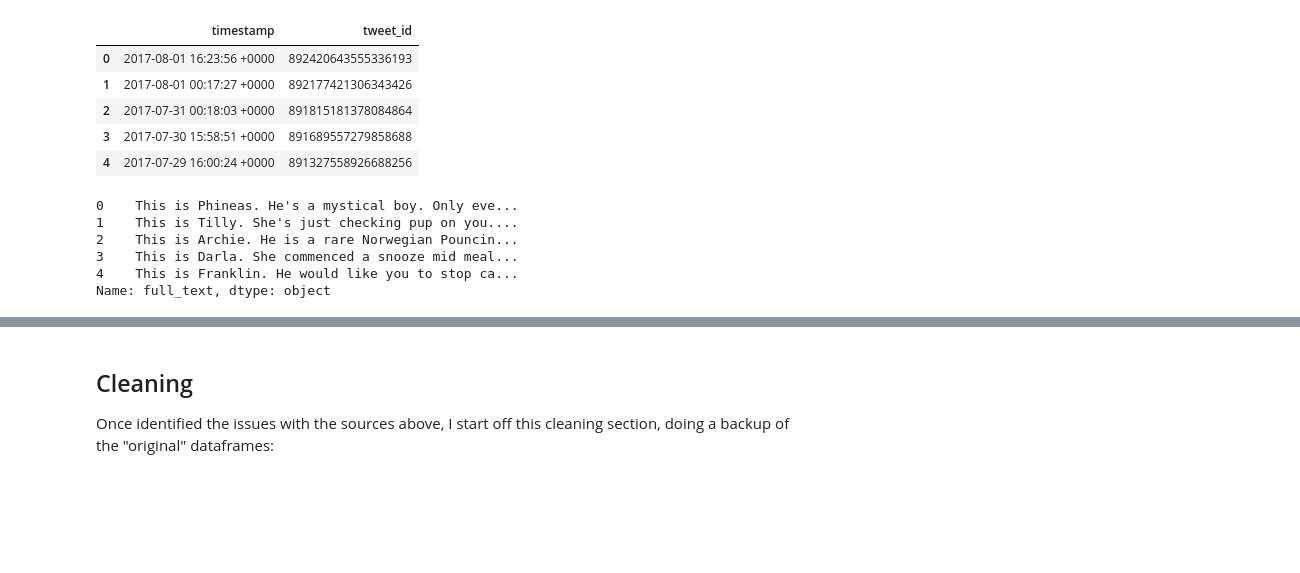
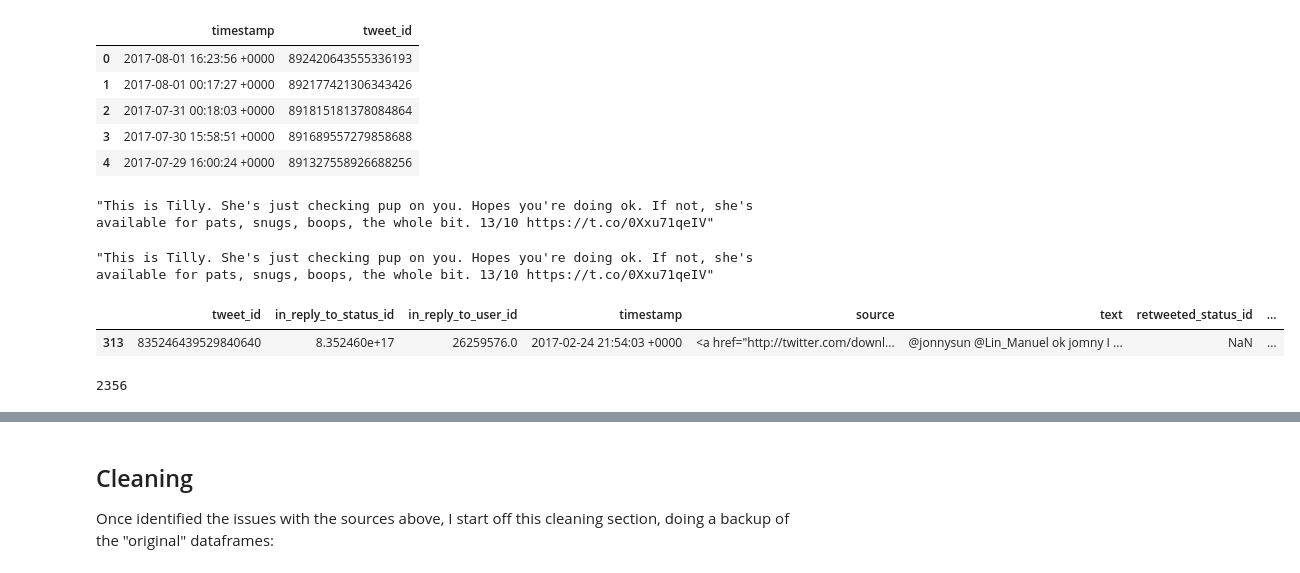
Before and after one commit to omendezmorales/Project4, a Jupyter notebook: wrangle_act.ipynb, the cells around one changed output, grey strips where cells are left out. Saved outputs shown, nothing was run; the diff lists cells and outputs as text; code cells hidden in the pictures; blank space fills up the shorter version.

```diff
--- a/wrangle_act.ipynb
+++ b/wrangle_act.ipynb
@@ -303,15 +319,20 @@ archive_df[['timestamp', 'tweet_id']].head()
 | 2 | 2017-07-31 00:18:03 +0000 | 891815181378084864 |
 | 3 | 2017-07-30 15:58:51 +0000 | 891689557279858688 |
 | 4 | 2017-07-29 16:00:24 +0000 | 891327558926688256 |
-# %%
-json_df.full_text.head()
-# %% [output]
-0    This is Phineas. He's a mystical boy. Only eve...
-1    This is Tilly. She's just checking pup on you....
-2    This is Archie. He is a rare Norwegian Pouncin...
-3    This is Darla. She commenced a snooze mid meal...
-4    This is Franklin. He would like you to stop ca...
-Name: full_text, dtype: object
+# %%
+display(archive_df.text[1], json_df.full_text[1])
+# %% [output]
+"This is Tilly. She's just checking pup on you. Hopes you're doing ok. If not, she's available for pats, snugs, boops, the whole bit. 13/10 https://t.co/0Xxu71qeIV"
+"This is Tilly. She's just checking pup on you. Hopes you're doing ok. If not, she's available for pats, snugs, boops, the whole bit. 13/10 https://t.co/0Xxu71qeIV"
+# %%
+display(archive_df[archive_df.rating_denominator == 0])
+# %% [output]
+|  | tweet_id | in_reply_to_status_id | in_reply_to_user_id | timestamp | source | text | retweeted_status_id | ... |
+| 313 | 835246439529840640 | 8.352460e+17 | 26259576.0 | 2017-02-24 21:54:03 +0000 | <a href="http://twitter.com/downl... | @jonnysun @Lin_Manuel ok jomny I ... | NaN | ... |
+# %%
+archive_df.text.str.count('http').sizeshape
+# %% [output]
+2356
 # %% [markdown]
 ### Issues observed ###
 From the (visual)assesment above, I can observe the following issues:
```
Also changed, not shown: parts of 9 cells of this notebook, 1 other file.
